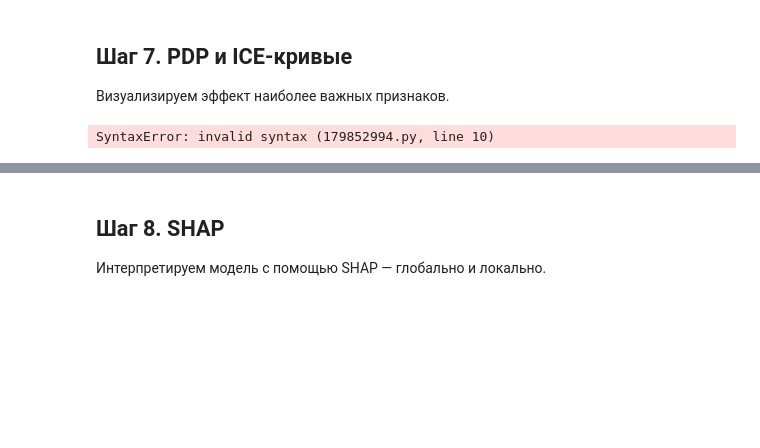
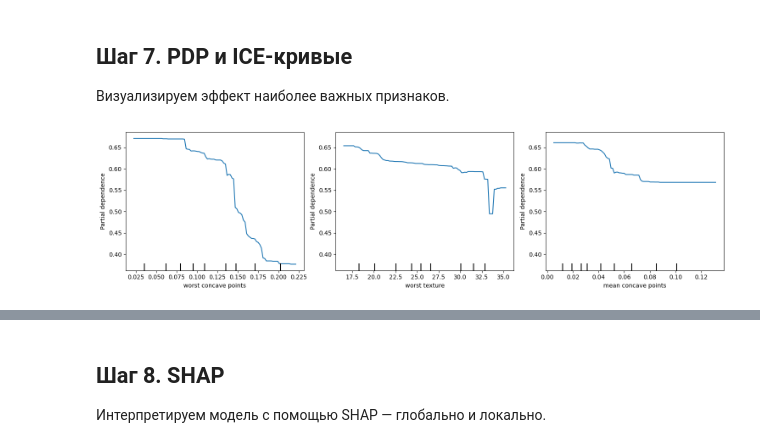
Before and after one commit to topj0bstule/ML_Course, a Jupyter notebook: hw14_/hp_interp_practice_student.ipynb, the cells around one changed output, grey strips where cells are left out. Cells and saved outputs as stored; diff of their text form; code cells hidden in the pictures; blank space fills up the shorter version.

Commit message:
shap, pdp and ice-curves

```diff
--- a/hw14_/hp_interp_practice_student.ipynb
+++ b/hw14_/hp_interp_practice_student.ipynb
@@ -354,22 +400,29 @@ plt.show()
 # %%
 from sklearn.inspection import PartialDependenceDisplay
 
 # ╔══════════════════════════════════════════════════════════════╗
 # ║  ЗАДАНИЕ 7а: Постройте PDP для топ-3 признаков по PI         ║
 # ║  Используйте PartialDependenceDisplay.from_estimator         ║
 # ║  kind='average' для PDP                                      ║
 # ╚══════════════════════════════════════════════════════════════╝
 
 # Определите индексы топ-3 признаков по PI
-top3_idx = # YOUR CODE HERE
+top3_idx = importance_df.head(3).index.to_list()
 
 # Постройте PDP
 fig, ax = plt.subplots(1, 3, figsize=(15, 4))
 # YOUR CODE HERE
+PartialDependenceDisplay.from_estimator(
+    rf_best_model,
+    X_test, top3_idx,
+    kind='average',
+    ax=ax,
+    random_state=42
+)
 plt.tight_layout()
 plt.show()
 # %% [output]
-SyntaxError: invalid syntax (179852994.py, line 10)
+[figure, added]
 # %%
 # ╔══════════════════════════════════════════════════════════════╗
 # ║  ЗАДАНИЕ 7б: Постройте ICE-кривые для самого важного признака║
```
Also changed, not shown: parts of 10 cells of this notebook.
